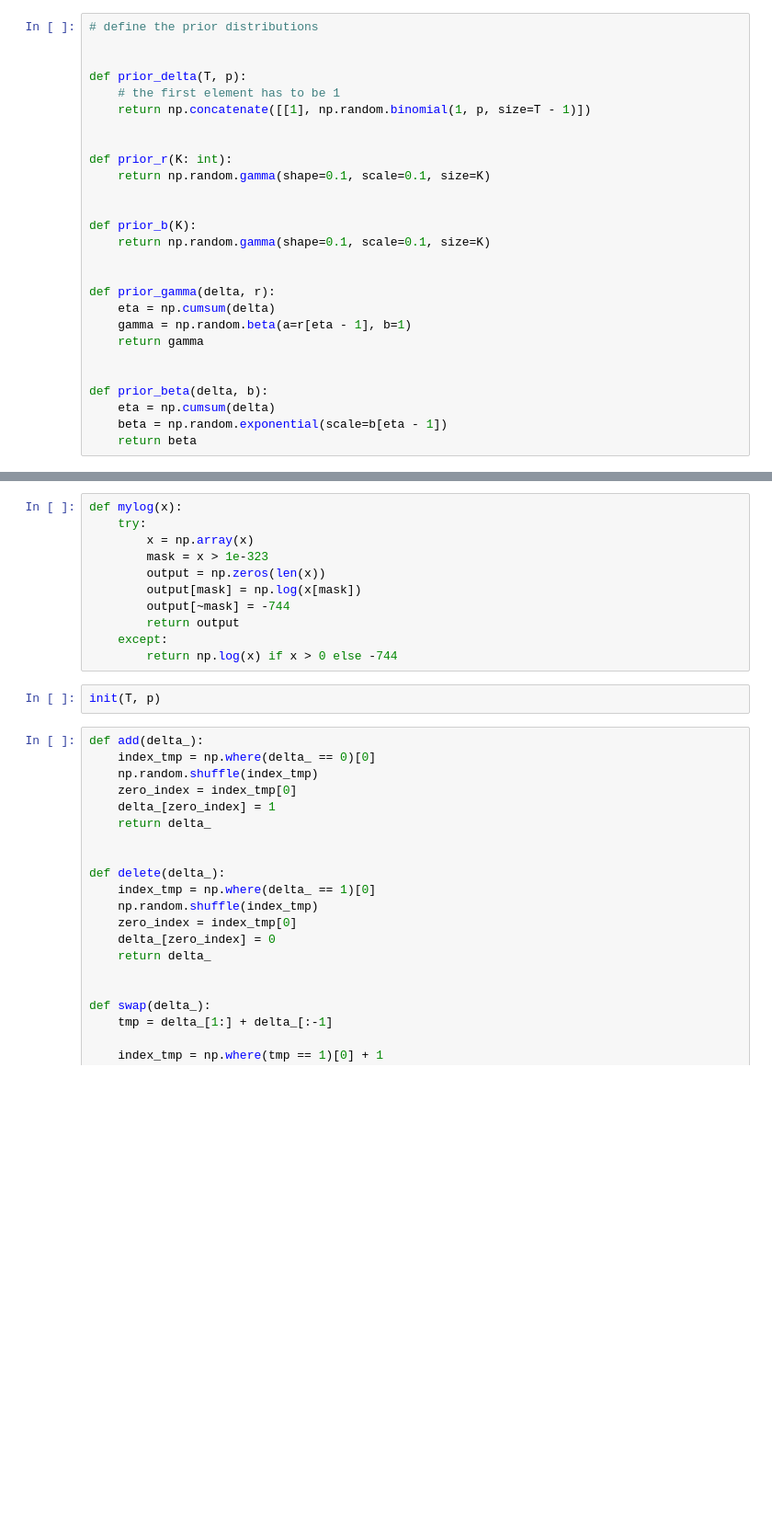
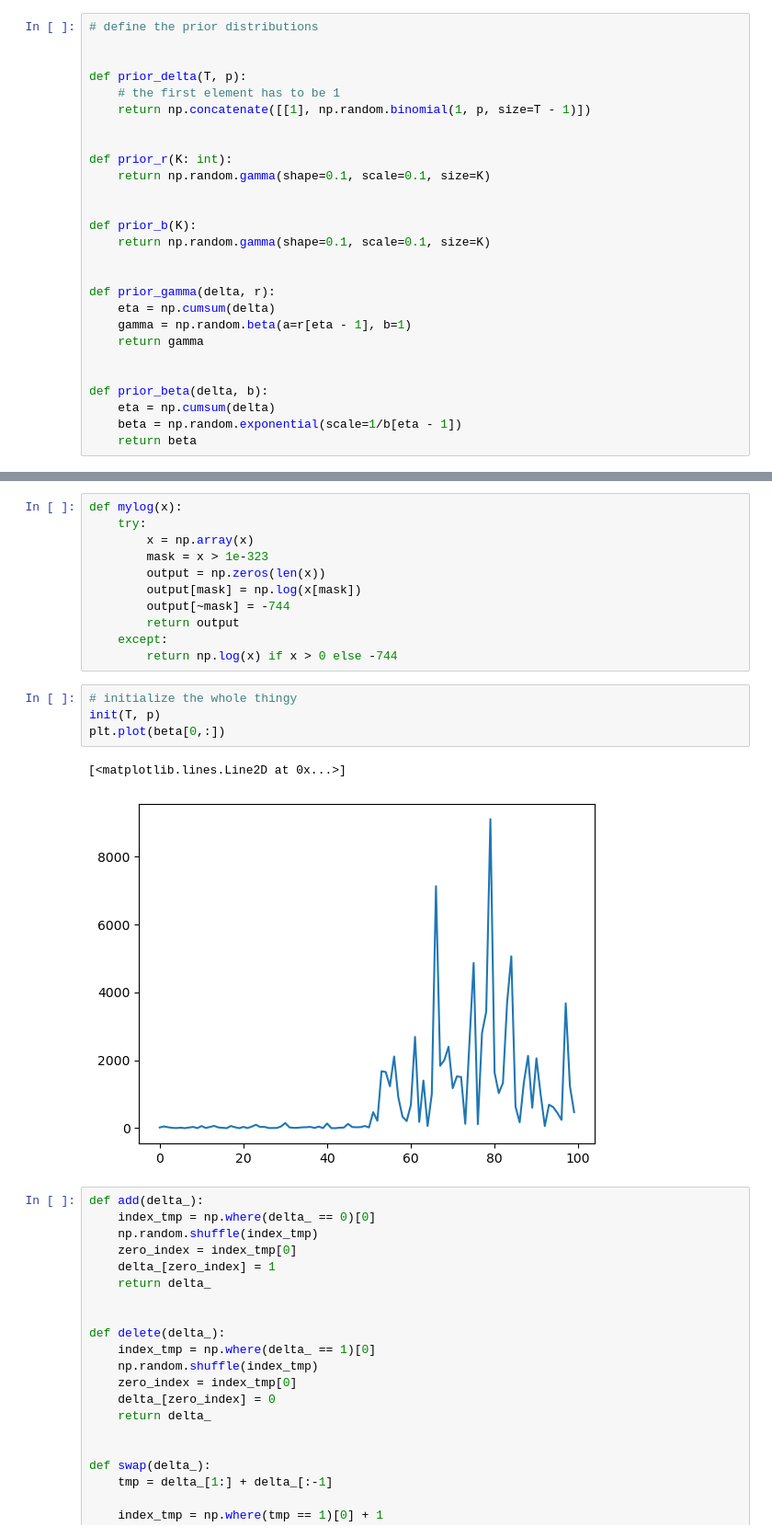
Before and after one commit to threeblueonebrowneyes/bayesian-sir-with-changing-points, a Jupyter notebook: sampler.ipynb, the cells around one changed output, grey strips where cells are left out. Shown at 92% size. Saved outputs shown, nothing was run; the diff lists cells and outputs as text; blank space fills up the shorter version.

```diff
--- a/sampler.ipynb
+++ b/sampler.ipynb
@@ -49,7 +50,7 @@ def prior_gamma(delta, r):
 
 def prior_beta(delta, b):
     eta = np.cumsum(delta)
-    beta = np.random.exponential(scale=b[eta - 1])
+    beta = np.random.exponential(scale=1/b[eta - 1])
     return beta
 # %%
 # define the sampling parameters
@@ -87,8 +87,13 @@ def mylog(x):
         return output
     except:
         return np.log(x) if x > 0 else -744
-# %%
-init(T, p)
+# %%
+# initialize the whole thingy
+init(T, p)
+plt.plot(beta[0,:])
+# %% [output]
+[<matplotlib.lines.Line2D at 0x...>]
+[figure, added]
 # %%
 def add(delta_):
     index_tmp = np.where(delta_ == 0)[0]
```
Also changed, not shown: parts of 7 cells of this notebook, 1 other file.
